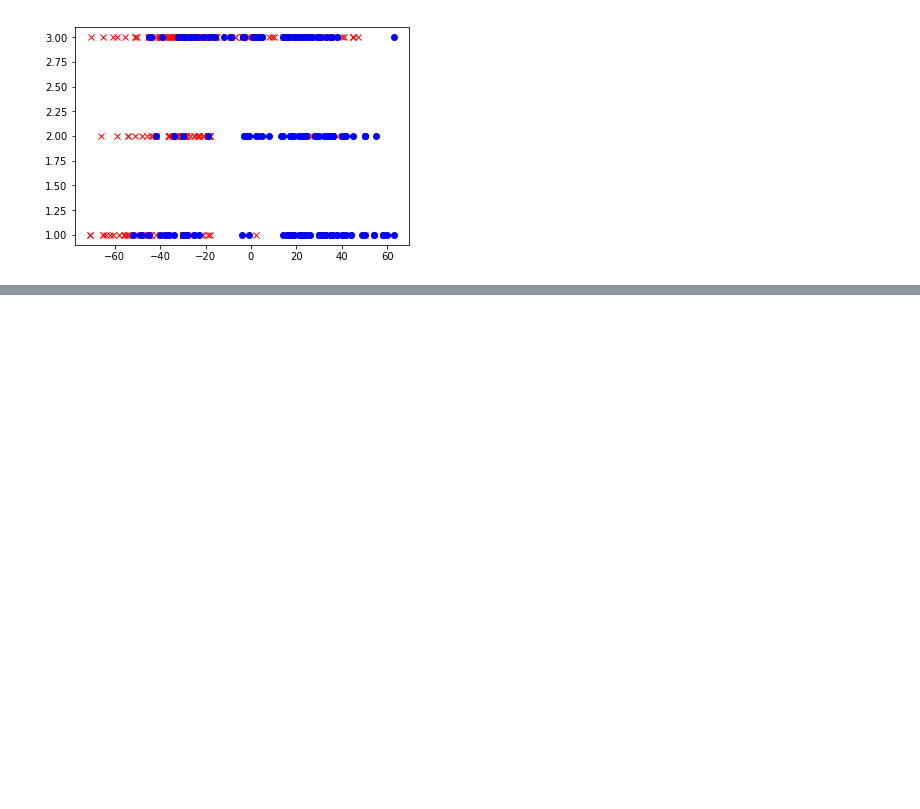
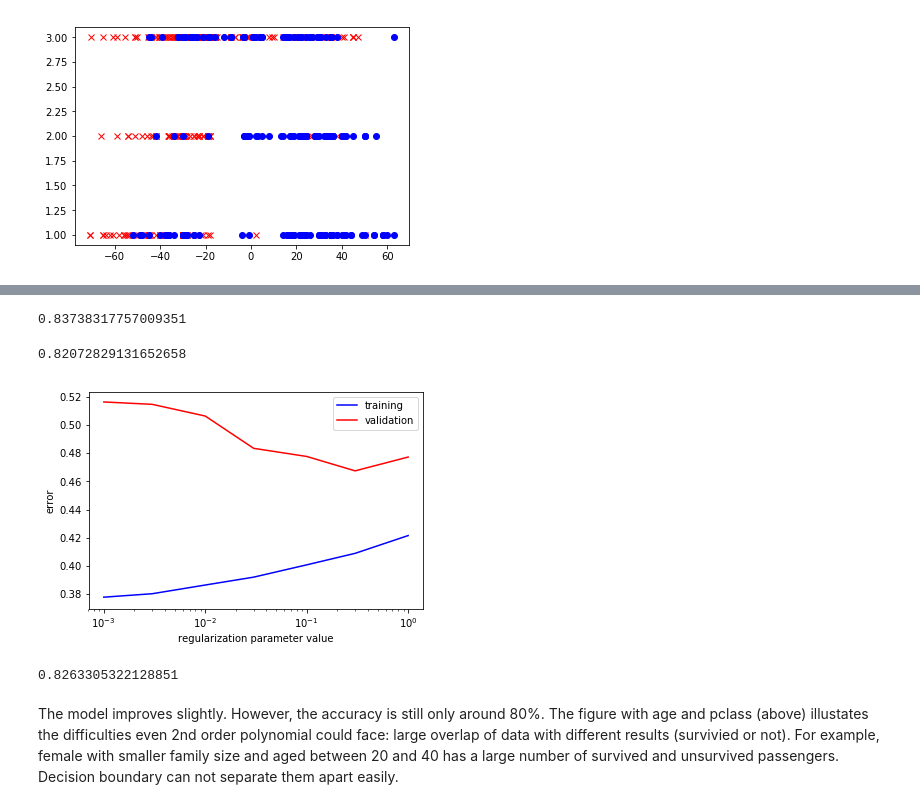
Before and after one commit to badGarnet/titanic_survive, a Jupyter notebook: LG notes.ipynb, the cells around one changed output, grey strips where cells are left out. Saved outputs shown, nothing was run; the diff lists cells and outputs as text; code cells hidden in the pictures; blank space fills up the shorter version.

```diff
--- a/LG notes.ipynb
+++ b/LG notes.ipynb
@@ -4,7 +4,7 @@ import titanic_project as titan
 import numpy as np
 import matplotlib.pyplot as plt
 
-features = ['Survived', 'Pclass', 'Age', 'Sex', 'SibSp', 'Parch', 'Fare','Embarked']
+features = ['Survived', 'Pclass', 'Age', 'Sex', 'SibSp', 'Parch', 'Fare','Embarked','Name']
 datain = titan.readdata('train.csv', 0.6, 0.6, features)
 datain['train'].describe()
 # %% [output]
@@ -413,0 +451,18 @@ In the plot above the age is multipled with gender (male = -1, female = 1) and
+# %%
+features = ['Survived', 'Pclass', 'Age', 'Sex', 'SibSp', 'Parch', 'Fare', 'Embarked','Name']
+datain = titan.readdata('train.csv', 0.6, 0.6, features)
+# %%
+X = np.array(datain['train'].ix[:,1:-1])
+y = np.array(datain['train'].ix[:,0])
+
+Xvad = np.array(datain['validation'].ix[:,1:-1])
+yvad = np.array(datain['validation'].ix[:,0])
+
+Xq = titan.normdata(titan.xquad(X))
+Xvadq = titan.normdata(titan.xquad(Xvad))
+Xq = np.concatenate((np.ones(shape=(Xq.shape[0], 1)), Xq), axis = 1)
+Xvadq = np.concatenate((np.ones(shape=(Xvadq.shape[0], 1)), Xvadq), axis = 1)
+
+nfeature = Xq.shape[1]
+theta0 = np.zeros(shape = (nfeature, 1))
+regpara = 1.0
@@ -413,0 +471,34 @@ In the plot above the age is multipled with gender (male = -1, female = 1) and
+# %%
+y_predict = titan.sigmoid(np.dot(Xq,w[0]))
+y_predict[y_predict > 0.5] = 1
+y_predict[y_predict <= 0.5] = 0
+(y_predict == y).sum()*1.0/y.size
+# %% [output]
+0.83738317757009351
+# %%
+yvad_predict = titan.sigmoid(np.dot(Xvadq,w[0]))
+yvad_predict[yvad_predict > 0.5] = 1
+yvad_predict[yvad_predict <= 0.5] = 0
+(yvad_predict == yvad).sum()*1.0/yvad.size
+# %% [output]
+0.82072829131652658
+# %%
+regpara = np.array([0, 0.01, 0.03, 0.1, 0.3, 1, 3, 10]) * 0.1
+trainerror = np.zeros(shape = (regpara.size, 1))
+vaderror = np.zeros(shape = (regpara.size, 1))
+trainacu = np.zeros(shape = (regpara.size, 1))
+vadacu = np.zeros(shape = (regpara.size, 1))
+
+for i in range(0, regpara.size):
+    theta = scop.fmin_l_bfgs_b(titan.lfCost, theta0, titan.lfGradient, (Xq, y, regpara[i]))[0]
+    trainerror[i] = titan.lfCost(theta, Xq, y, regpara[i])
+    vaderror[i] = titan.lfCost(theta, Xvadq, yvad, regpara[i])
+    trainacu[i] = titan.getacu(theta, Xq, y)
+    vadacu[i] = titan.getacu(theta, Xvadq, yvad)
+plt.semilogx(regpara, trainerror, '-b', regpara, vaderror,'-r')
+plt.xlabel('regularization parameter value')
+plt.ylabel('error')
+plt.legend(['training','validation'])
+plt.show()
+# %% [output]
+[figure, added]
@@ -413,0 +507,9 @@ In the plot above the age is multipled with gender (male = -1, female = 1) and
+# %%
+yvad_predict = titan.sigmoid(np.dot(Xvadq,w[0]))
+yvad_predict[yvad_predict > 0.5] = 1
+yvad_predict[yvad_predict <= 0.5] = 0
+(yvad_predict == yvad).sum()*1.0/yvad.size
+# %% [output]
+0.8263305322128851
+# %% [markdown]
+The model improves slightly. However, the accuracy is still only around 80%. The figure with age and pclass (above) illustates the difficulties even 2nd order polynomial could face: large overlap of data with different results (survivied or not). For example, female with smaller family size and aged between 20 and 40 has a large number of survived and unsurvived passengers. Decision boundary can not separate them apart easily.
```
Also changed, not shown: parts of 24 cells of this notebook, 3 other files.
